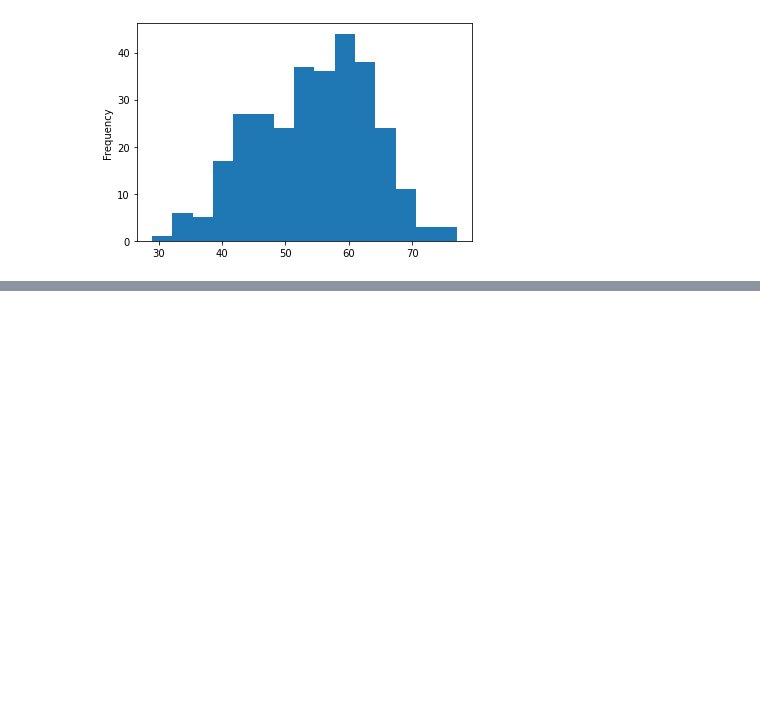
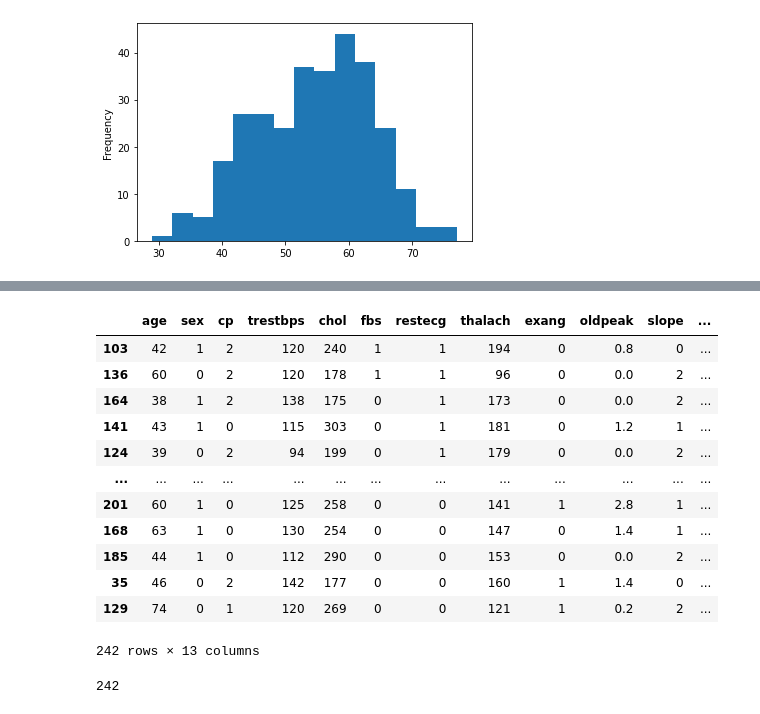
Before and after one commit to allanleung/ML-Projects, a Jupyter notebook: heart-disease-project/end-to-end-heart-disease-kaggle.ipynb, the cells around one changed output, grey strips where cells are left out. Drawn from its saved outputs; the diff is of its cells as text; code cells hidden in the pictures; blank space fills up the shorter version.

```diff
--- a/heart-disease-project/end-to-end-heart-disease-kaggle.ipynb
+++ b/heart-disease-project/end-to-end-heart-disease-kaggle.ipynb
@@ -244,0 +314,9 @@ df.age.plot.hist(bins=15);
+# %%
+np.random.seed(99)
+
+# Split data into X and Y
+X = df.drop("target", axis=1)
+y = df["target"]
+
+# Split data into train and test set
+X_train, X_test, y_train, y_test = train_test_split(X, y, test_size=0.2)
@@ -244,0 +325,20 @@ df.age.plot.hist(bins=15);
+# %%
+X_train
+# %% [output]
+|  | age | sex | cp | trestbps | chol | fbs | restecg | thalach | exang | oldpeak | slope | ... |
+| 103 | 42 | 1 | 2 | 120 | 240 | 1 | 1 | 194 | 0 | 0.8 | 0 | ... |
+| 136 | 60 | 0 | 2 | 120 | 178 | 1 | 1 | 96 | 0 | 0.0 | 2 | ... |
+| 164 | 38 | 1 | 2 | 138 | 175 | 0 | 1 | 173 | 0 | 0.0 | 2 | ... |
+| 141 | 43 | 1 | 0 | 115 | 303 | 0 | 1 | 181 | 0 | 1.2 | 1 | ... |
+| 124 | 39 | 0 | 2 | 94 | 199 | 0 | 1 | 179 | 0 | 0.0 | 2 | ... |
+| ... | ... | ... | ... | ... | ... | ... | ... | ... | ... | ... | ... | ... |
+| 201 | 60 | 1 | 0 | 125 | 258 | 0 | 0 | 141 | 1 | 2.8 | 1 | ... |
+| 168 | 63 | 1 | 0 | 130 | 254 | 0 | 0 | 147 | 0 | 1.4 | 1 | ... |
+| 185 | 44 | 1 | 0 | 112 | 290 | 0 | 0 | 153 | 0 | 0.0 | 2 | ... |
+| 35 | 46 | 0 | 2 | 142 | 177 | 0 | 0 | 160 | 1 | 1.4 | 0 | ... |
+| 129 | 74 | 0 | 1 | 120 | 269 | 0 | 0 | 121 | 1 | 0.2 | 2 | ... |
+242 rows × 13 columns
+# %%
+len(y_train) # only has the labels
+# %% [output]
+242
```
Also changed, not shown: parts of 11 cells of this notebook.
